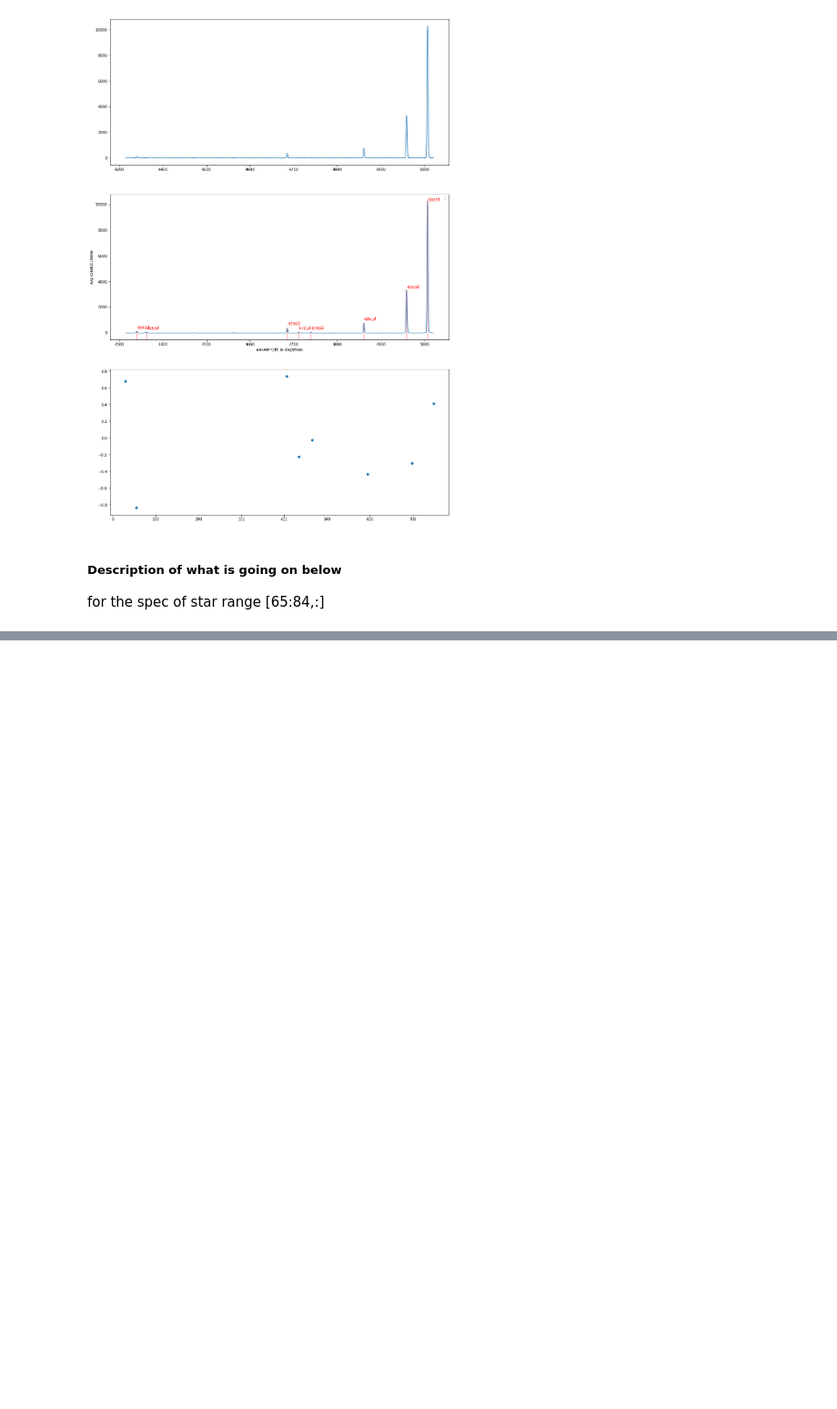
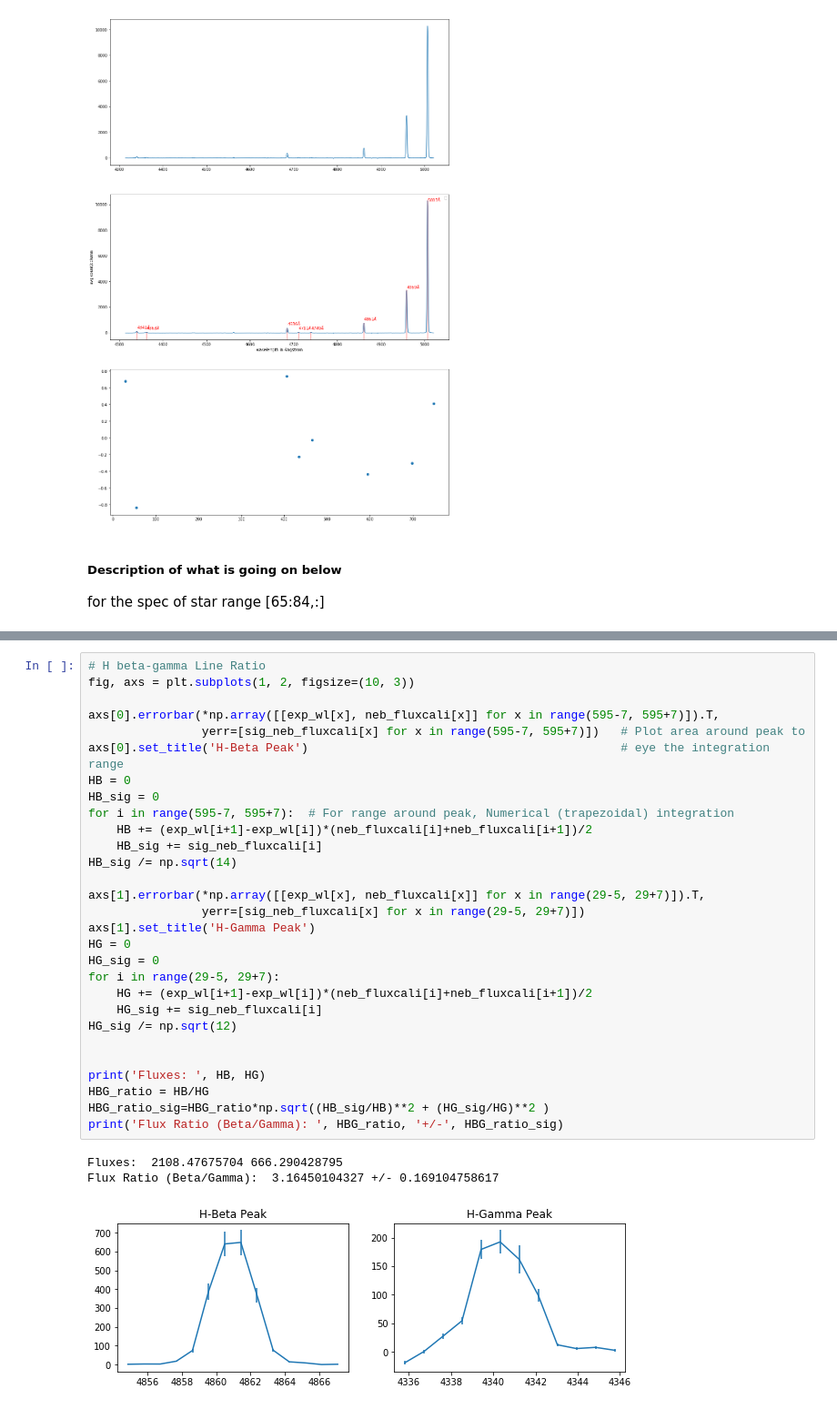
Before and after one commit to NMiklave/ast443-nyc, a Jupyter notebook: lab2/notebook/lab2_analysis.ipynb, the cells around one changed output, grey strips where cells are left out. Shown at 91% size. Saved outputs shown, nothing was run; the diff lists cells and outputs as text; blank space fills up the shorter version.

```diff
--- a/lab2/notebook/lab2_analysis.ipynb
+++ b/lab2/notebook/lab2_analysis.ipynb
@@ -471,0 +580,33 @@ OIII5007        7453.743184318479
+# %%
+# H beta-gamma Line Ratio
+fig, axs = plt.subplots(1, 2, figsize=(10, 3))
+
+axs[0].errorbar(*np.array([[exp_wl[x], neb_fluxcali[x]] for x in range(595-7, 595+7)]).T,
+                yerr=[sig_neb_fluxcali[x] for x in range(595-7, 595+7)])   # Plot area around peak to
+axs[0].set_title('H-Beta Peak')                                            # eye the integration range
+HB = 0
+HB_sig = 0
+for i in range(595-7, 595+7):  # For range around peak, Numerical (trapezoidal) integration
+    HB += (exp_wl[i+1]-exp_wl[i])*(neb_fluxcali[i]+neb_fluxcali[i+1])/2
+    HB_sig += sig_neb_fluxcali[i]
+HB_sig /= np.sqrt(14)
+
+axs[1].errorbar(*np.array([[exp_wl[x], neb_fluxcali[x]] for x in range(29-5, 29+7)]).T,
+                yerr=[sig_neb_fluxcali[x] for x in range(29-5, 29+7)])
+axs[1].set_title('H-Gamma Peak')
+HG = 0
+HG_sig = 0
+for i in range(29-5, 29+7):
+    HG += (exp_wl[i+1]-exp_wl[i])*(neb_fluxcali[i]+neb_fluxcali[i+1])/2
+    HG_sig += sig_neb_fluxcali[i]
+HG_sig /= np.sqrt(12)
+
+
+print('Fluxes: ', HB, HG)
+HBG_ratio = HB/HG
+HBG_ratio_sig=HBG_ratio*np.sqrt((HB_sig/HB)**2 + (HG_sig/HG)**2 )
+print('Flux Ratio (Beta/Gamma): ', HBG_ratio, '+/-', HBG_ratio_sig)
+# %% [output]
+Fluxes:  2108.47675704 666.290428795
+Flux Ratio (Beta/Gamma):  3.16450104327 +/- 0.169104758617
+[figure, added]
```
Also changed, not shown: parts of 12 cells of this notebook, 1 other file.
